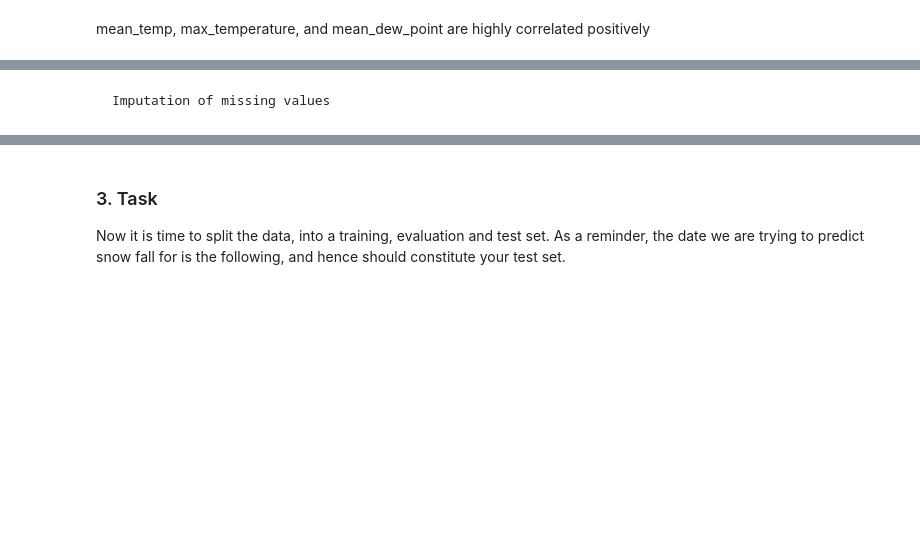
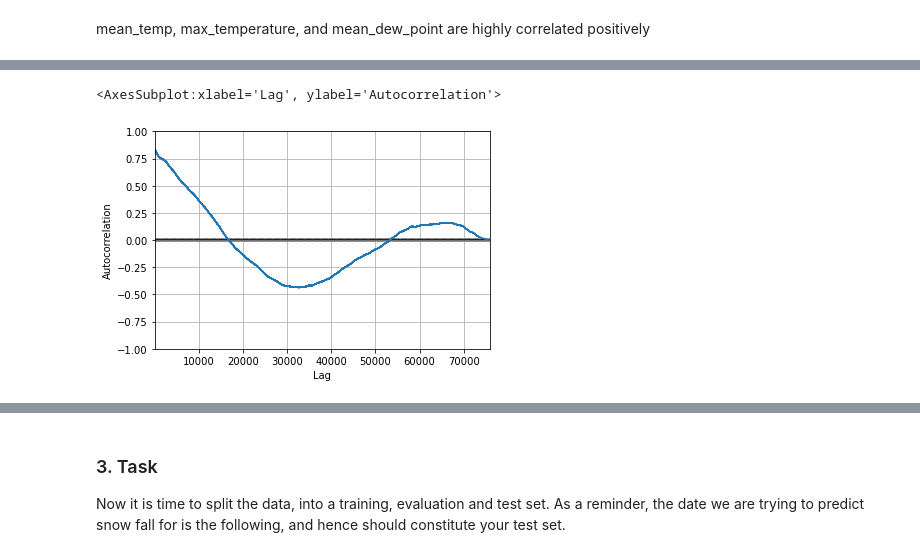
Before and after one commit to JyotiRawat29/EDa-using-BIG-query, a Jupyter notebook: Coding Challenge.ipynb, the cells around one changed output, grey strips where cells are left out. Cells and saved outputs as stored; diff of their text form; code cells hidden in the pictures; blank space fills up the shorter version.

```diff
--- a/Coding Challenge.ipynb
+++ b/Coding Challenge.ipynb
@@ -383,7 +360,7 @@ plt.show()
 # %%
 dataframe = dataframe.drop(['wban_number','num_mean_temp_samples','num_mean_dew_point_samples',
                             'num_mean_sealevel_pressure_samples','num_mean_station_pressure_samples',
-                            'num_mean_visibility_samples', 'num_mean_wind_speed_samples','fog',
-                            'rain','hail', 'thunder', 'tornado',
-                            'min_temperature_explicit', 'min_temperature', 'max_sustained_wind_speed',
+                            'num_mean_visibility_samples', 'num_mean_wind_speed_samples',
+                            'min_temperature','mean_station_pressure','mean_visibility', 'mean_wind_speed'
+                            ,'max_temperature_explicit', 'total_precipitation',
                             'max_gust_wind_speed'], axis =1)
@@ -411,2 +386,6 @@ dataframe
-# %% [markdown]
-    Imputation of missing values
+# %%
+#per hourly
+pd.plotting.autocorrelation_plot(dataframe['2005']['mean_temp'])
+# %% [output]
+<AxesSubplot:xlabel='Lag', ylabel='Autocorrelation'>
+[figure, added]
```
Also changed, not shown: parts of 84 cells of this notebook.
